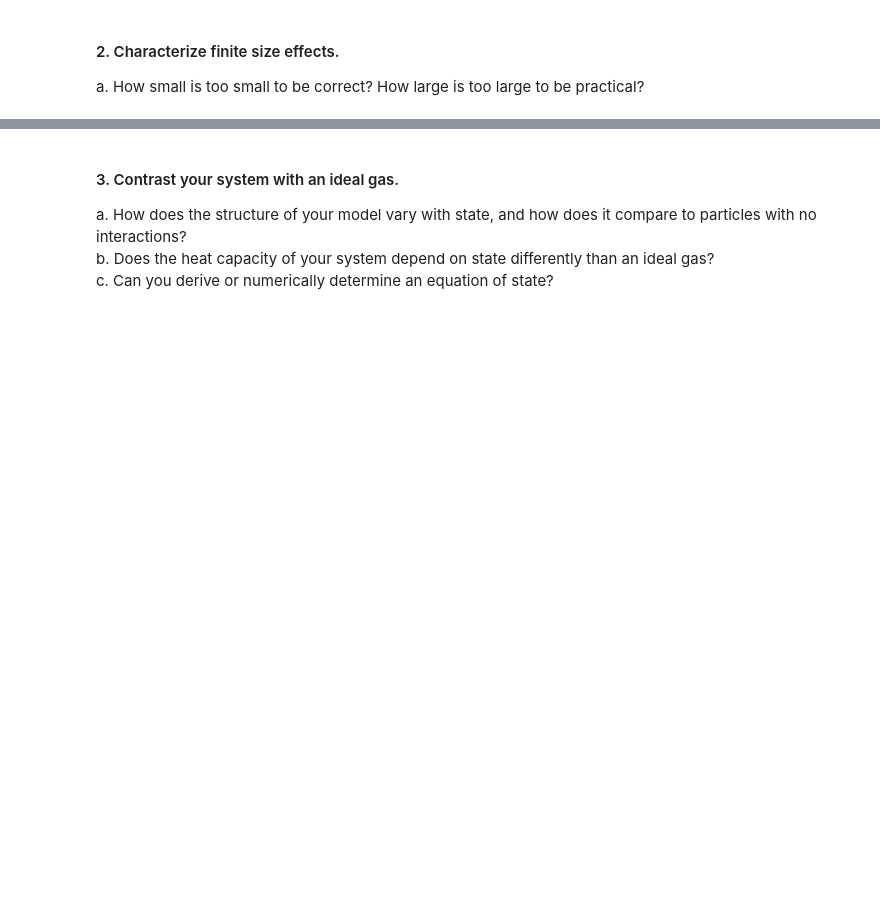
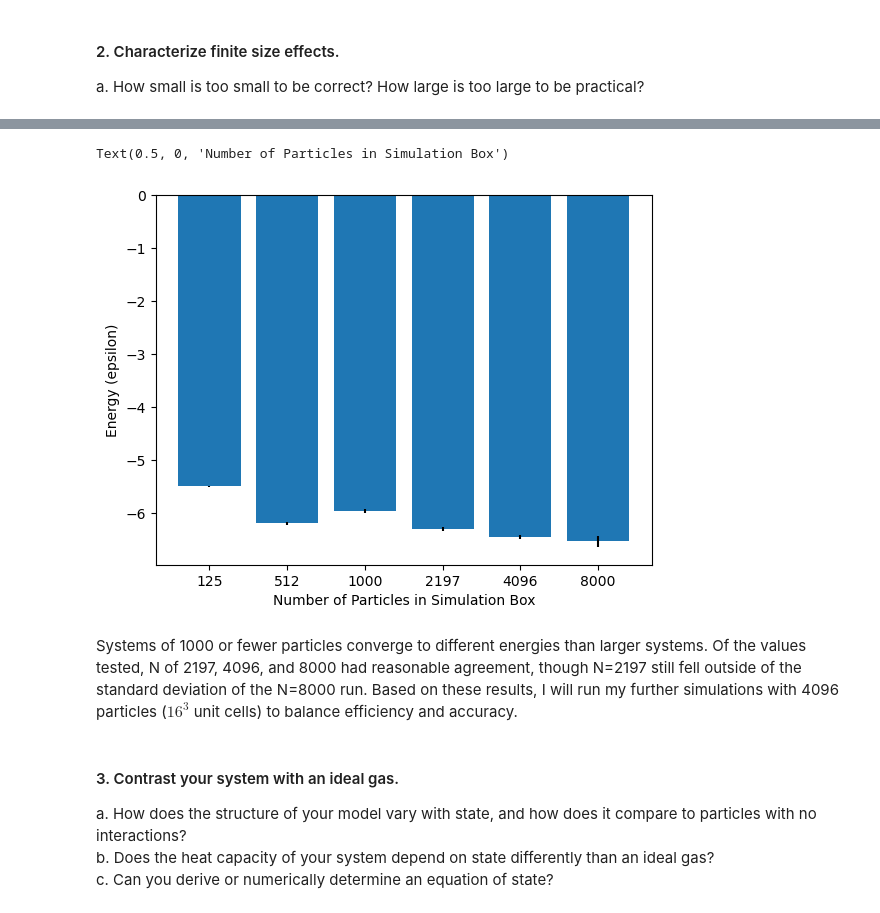
Before and after one commit to djbell01/563-DawsonBell, a Jupyter notebook: Project_2/Project2_DBell.ipynb, the cells around one changed output, grey strips where cells are left out. Saved outputs shown, nothing was run; the diff lists cells and outputs as text; code cells hidden in the pictures; blank space fills up the shorter version.

```diff
--- a/Project_2/Project2_DBell.ipynb
+++ b/Project_2/Project2_DBell.ipynb
@@ -249,3 +353,15 @@ a. How small is too small to be correct? How large is too large to be practical?
+# %%
+n_list.append(8000)
+# %%
+labels = [str(n) for n in n_list]
+plt.bar(labels,energy,yerr=std)
+plt.ylabel('Energy (epsilon)')
+plt.xlabel('Number of Particles in Simulation Box')
+# %% [output]
+Text(0.5, 0, 'Number of Particles in Simulation Box')
+[figure, added]
+# %% [markdown]
+Systems of 1000 or fewer particles converge to different energies than larger systems. Of the values tested, N of 2197, 4096, and 8000 had reasonable agreement, though N=2197 still fell outside of the standard deviation of the N=8000 run. Based on these results, I will run my further simulations with 4096 particles ($16^{3}$ unit cells) to balance efficiency and accuracy.
 # %% [markdown]
 #### 3. Contrast your system with an ideal gas.<br>
 a. How does the structure of your model vary with state, and how does it compare to particles with no interactions?<br>
```
Also changed, not shown: parts of 25 cells of this notebook.
